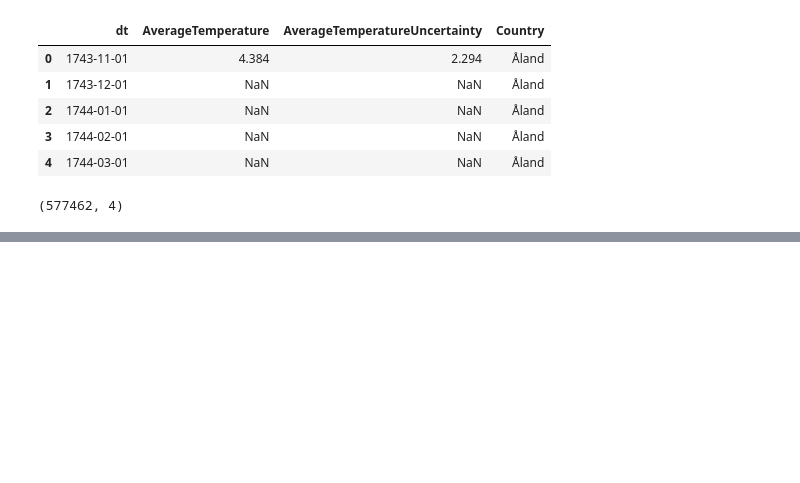
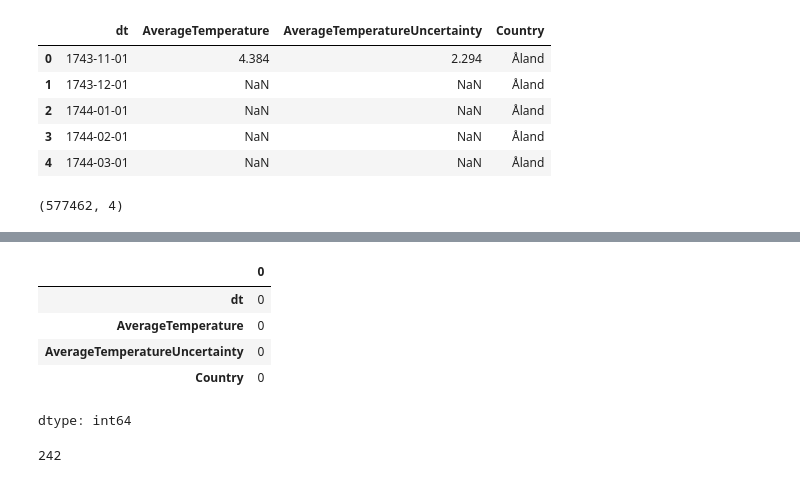
Before and after one commit to Meowmixforme/Geopandas-Test, a Jupyter notebook: Global_Warming.ipynb, the cells around one changed output, grey strips where cells are left out. Saved outputs shown, nothing was run; the diff lists cells and outputs as text; code cells hidden in the pictures; blank space fills up the shorter version.

```diff
--- a/Global_Warming.ipynb
+++ b/Global_Warming.ipynb
@@ -27,0 +41,13 @@ global_temp_country.shape
+# %%
+global_temp_country.isna().sum()
+# %% [output]
+|  | 0 |
+| dt | 0 |
+| AverageTemperature | 0 |
+| AverageTemperatureUncertainty | 0 |
+| Country | 0 |
+dtype: int64
+# %%
+global_temp_country['Country'].nunique()
+# %% [output]
+242
```
Also changed, not shown: parts of 8 cells of this notebook.
